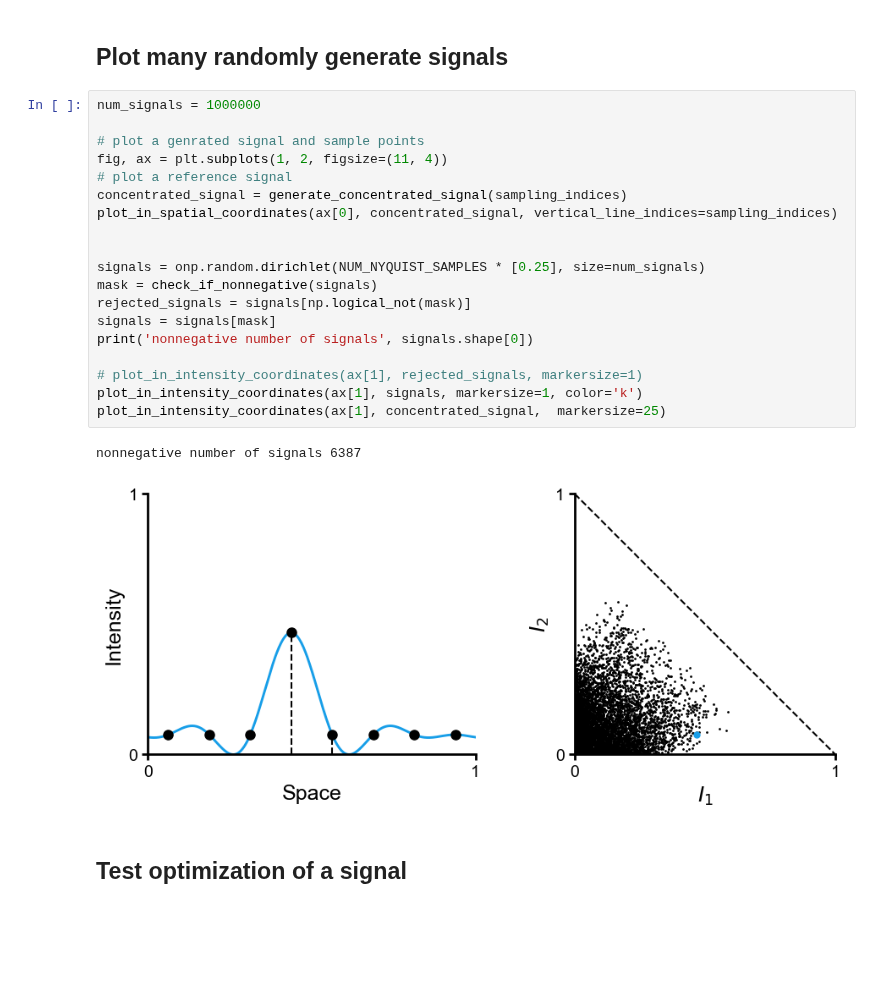
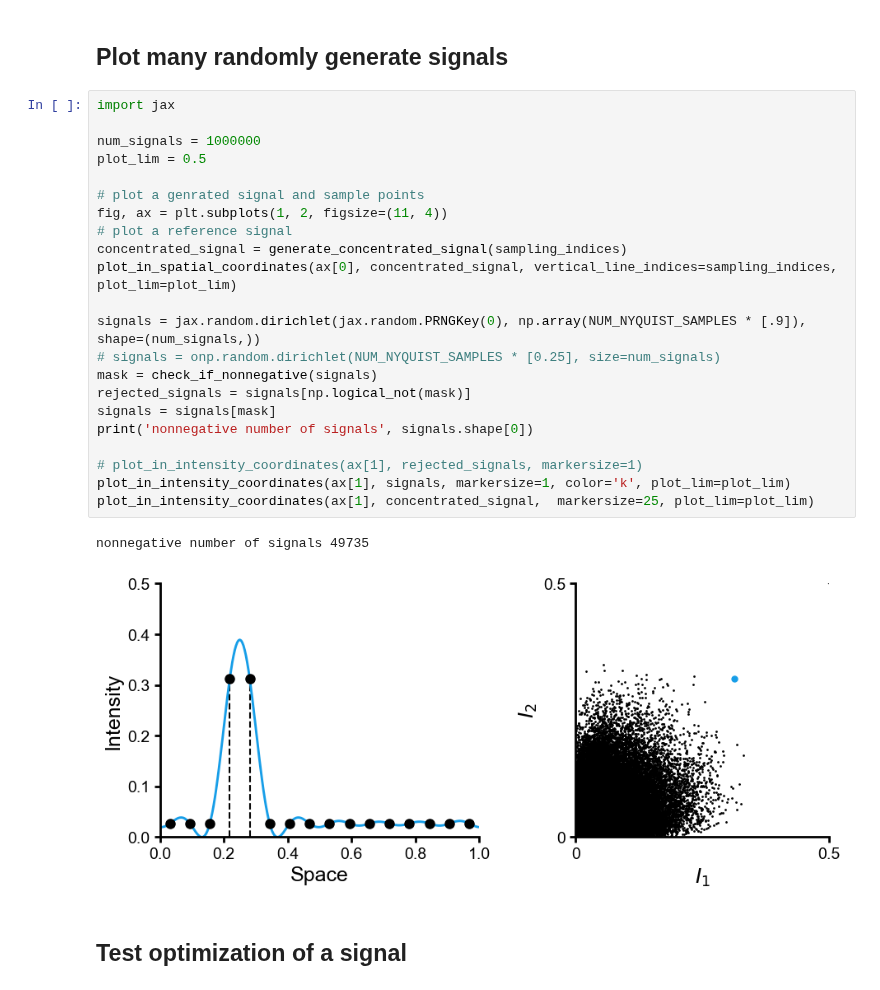
Before and after one commit to Waller-Lab/EncodingInformation, a Jupyter notebook: 1d_simulations/bandlimited_signal_space.ipynb, the cells around one changed output. Saved outputs shown, nothing was run; the diff lists cells and outputs as text; blank space fills up the shorter version.

```diff
--- a/1d_simulations/bandlimited_signal_space.ipynb
+++ b/1d_simulations/bandlimited_signal_space.ipynb
@@ -28,27 +30,30 @@ plot_in_intensity_coordinates(ax[1], signal2, markersize=65)
 # %% [markdown]
 ## Plot many randomly generate signals
 # %%
+import jax
+
 num_signals = 1000000
+plot_lim = 0.5
 
 # plot a genrated signal and sample points
 fig, ax = plt.subplots(1, 2, figsize=(11, 4))
 # plot a reference signal
 concentrated_signal = generate_concentrated_signal(sampling_indices)
-plot_in_spatial_coordinates(ax[0], concentrated_signal, vertical_line_indices=sampling_indices)
+plot_in_spatial_coordinates(ax[0], concentrated_signal, vertical_line_indices=sampling_indices, plot_lim=plot_lim)
 
-
-signals = onp.random.dirichlet(NUM_NYQUIST_SAMPLES * [0.25], size=num_signals)
+signals = jax.random.dirichlet(jax.random.PRNGKey(0), np.array(NUM_NYQUIST_SAMPLES * [.9]), shape=(num_signals,))
+# signals = onp.random.dirichlet(NUM_NYQUIST_SAMPLES * [0.25], size=num_signals)
 mask = check_if_nonnegative(signals)
 rejected_signals = signals[np.logical_not(mask)]
 signals = signals[mask]
 print('nonnegative number of signals', signals.shape[0])
 
 # plot_in_intensity_coordinates(ax[1], rejected_signals, markersize=1)
-plot_in_intensity_coordinates(ax[1], signals, markersize=1, color='k')
-plot_in_intensity_coordinates(ax[1], concentrated_signal,  markersize=25)
+plot_in_intensity_coordinates(ax[1], signals, markersize=1, color='k', plot_lim=plot_lim)
+plot_in_intensity_coordinates(ax[1], concentrated_signal,  markersize=25, plot_lim=plot_lim)
 # %% [output]
-nonnegative number of signals 6387
+nonnegative number of signals 49735
-[figure, old version]
+[figure, new version]
 # %% [markdown]
 ## Test optimization of a signal
 # %%
```
Also changed, not shown: parts of 6 cells of this notebook, 11 other files.
